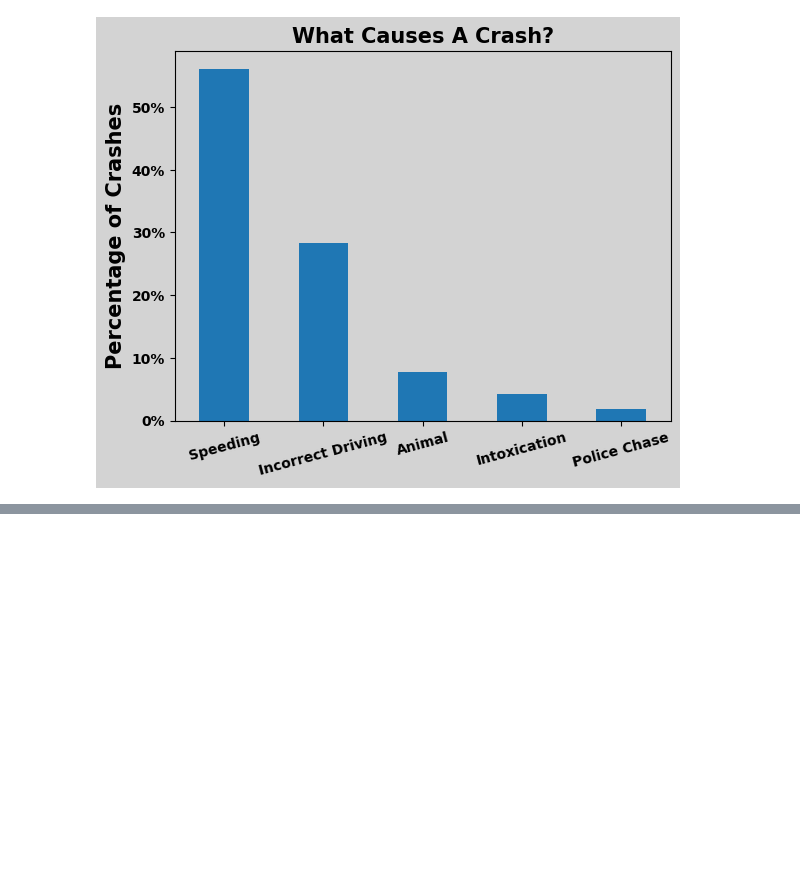
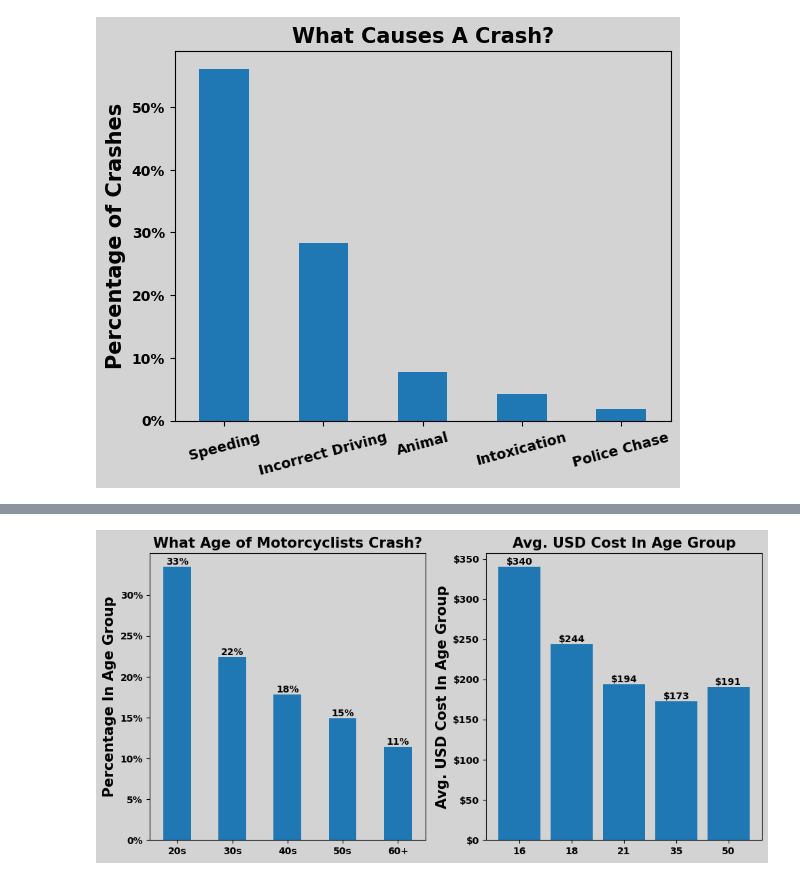
Before and after one commit to tex-wrex/tex-wrex, a Jupyter notebook: Jared/explore_get_specific_visuals.ipynb, the cells around one changed output, grey strips where cells are left out. Cells and saved outputs as stored; diff of their text form; code cells hidden in the pictures; blank space fills up the shorter version.

```diff
--- a/Jared/explore_get_specific_visuals.ipynb
+++ b/Jared/explore_get_specific_visuals.ipynb
@@ -1116,0 +1124,10 @@ AttributeError: 'int' object has no attribute 'to_list'
+# %%
+ax = master.age_range.value_counts(normalize=True).sort_index().plot(kind='bar')
+plt.title('What Age of Motorcyclists Crash?')
+plt.xlabel('Age Group')
+plt.xticks(rotation=0)
+plt.ylabel('Percentage')
+plt.yticks(ticks=[0, 0.05, 0.1, 0.15, 0.2, 0.25, 0.3], labels=['0%', '5%', '10%', '15%', '20%', '25%', '30%'])
+for p in ax.patches:
+    ax.annotate(f"{p.get_height():.0%}", (p.get_x() + p.get_width() / 2., p.get_height()), ha='center', va='center', xytext=(0, 5), textcoords='offset points')
+plt.show()
@@ -1116,0 +1136,28 @@ AttributeError: 'int' object has no attribute 'to_list'
+# %%
+fig, (ax1, ax2) = plt.subplots(1, 2, figsize=(10, 5), facecolor='lightgray')
+ax1 = master.age_range.value_counts(normalize=True).sort_index().plot(kind='bar', ax=ax1)
+ax1.set_facecolor('lightgray')
+ax1.set_title('What Age of Motorcyclists Crash?', fontweight='bold', fontsize=15)
+ax1.set_xlabel('')
+ax1.set_ylabel('Percentage In Age Group', fontweight='bold', fontsize=15)
+ax1.set_xticklabels(ax1.get_xticklabels(), rotation=0, fontweight='bold', fontsize=10)
+ax1.set_yticks([0, 0.05, 0.1, 0.15, 0.2, 0.25, 0.3])
+ax1.set_yticklabels(['0%', '5%', '10%', '15%', '20%', '25%', '30%'], fontweight='bold', fontsize=10)
+for p in ax1.patches:
+    ax1.annotate(f"{p.get_height():.0%}", (p.get_x() + p.get_width() / 2., p.get_height()), ha='center', va='center', xytext=(0, 5), textcoords='offset points', fontweight='bold')
+
+x_values = [1, 2, 3, 4, 5]
+y_values = [340, 244, 194, 173, 191]
+ax2.bar(x_values, y_values)
+ax2.set_facecolor('lightgray')
+ax2.set_title('Avg. USD Cost In Age Group', fontweight='bold', fontsize=15)
+ax2.set_xticklabels(['', '16', '18', '21', '35', '50'], rotation=0, fontweight='bold', fontsize=10)
+ax2.set_ylabel('Avg. USD Cost In Age Group', fontweight='bold', fontsize=15)
+ax2.set_yticks([0, 50, 100, 150, 200, 250, 300, 350])
+ax2.set_yticklabels(['$0', '$50', '$100', '$150', '$200', '$250', '$300', '$350'], fontweight='bold', fontsize=10)
+for p in ax2.patches:
+    ax2.annotate(f"${p.get_height()}", (p.get_x() + p.get_width() / 2., p.get_height()), ha='center', va='center', xytext=(0, 5), textcoords='offset points', fontweight='bold')
+plt.tight_layout()
+plt.show()
+# %% [output]
+[figure, added]
```
Also changed, not shown: parts of 14 cells of this notebook.
